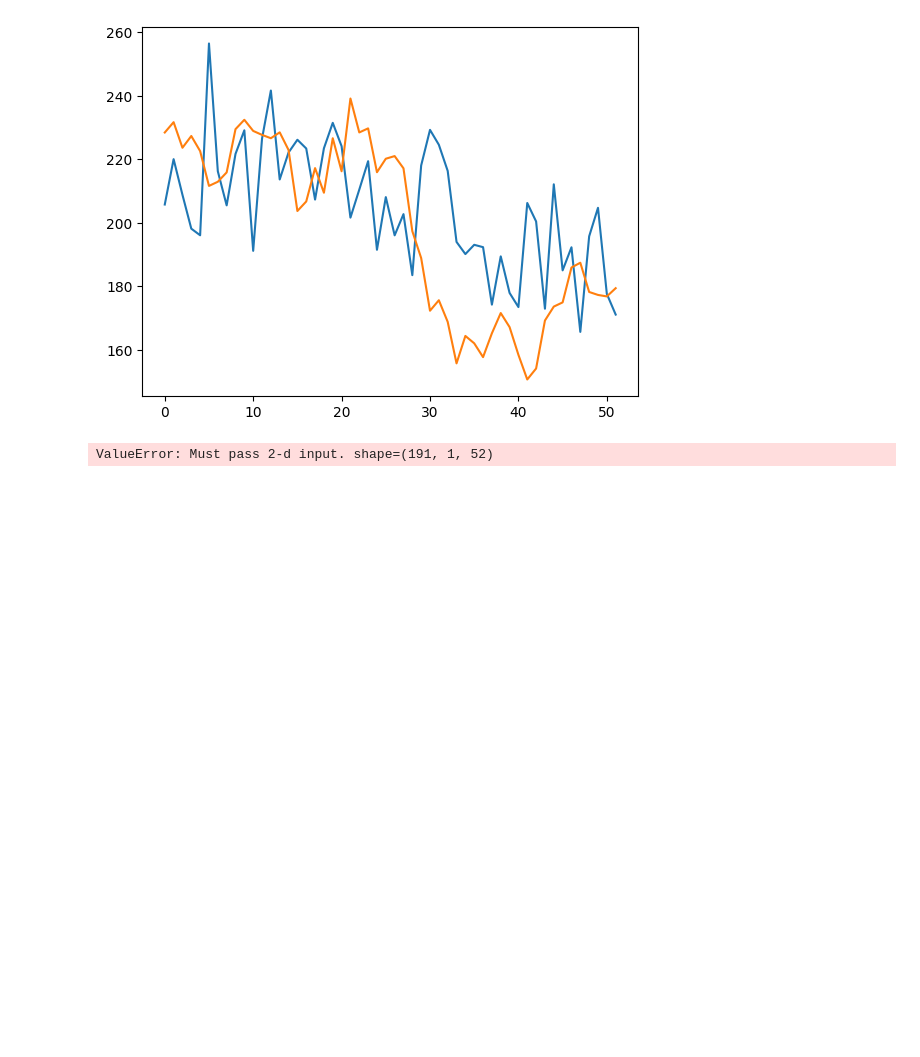
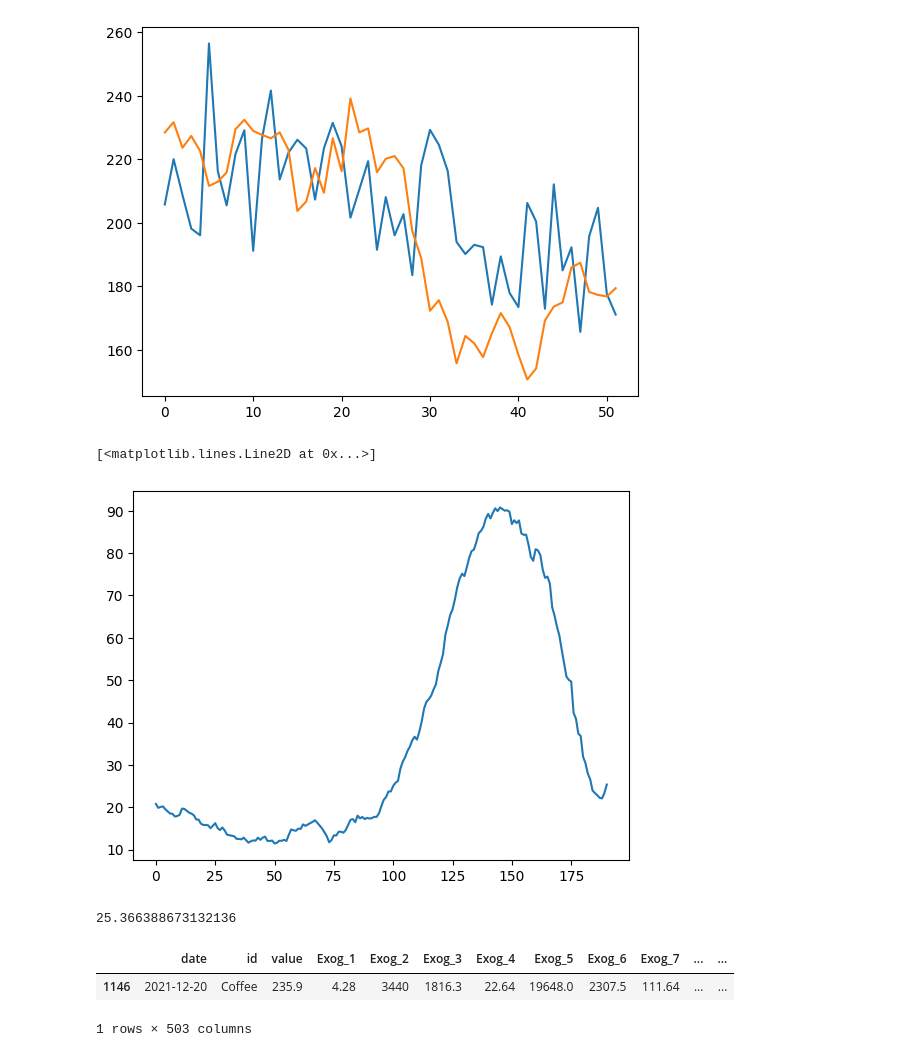
Before and after one commit to FranciscoSotoU/Time-Series-Library, a Jupyter notebook: exploration.ipynb, the cells around one changed output. Drawn from its saved outputs; the diff is of its cells as text; code cells hidden in the pictures; blank space fills up the shorter version.

```diff
--- a/exploration.ipynb
+++ b/exploration.ipynb
@@ -3,5 +3,5 @@ import numpy as np
 import matplotlib.pyplot as plt
 import pandas as pd
 # %%
-home_path_results = "/home/francisco/Documents/Practica/Time-Series-Library-1/results/"
+home_path_results = "/Users/francisco/Documents/GitHub/Time-Series-Library/results/"
 # %%
@@ -36,3 +34,5 @@ results_path = '/home/francisco/Documents/Practica/Time-Series-Library-1/results
+# %%
+results_path = home_path_results +'long_term_forecast_coffee_TimesNet_custom_Coffee_500Exog.csv_bs128_lrtypeC_ftS_sl52_ll26_pl52_dm32_nh8_el3_dl2_df64_fc3_ebfixed_dtTrue_Exp_0/'
 # %%
 pred = np.load(results_path+'/pred.npy')
 true = np.load(results_path+'/true.npy')
@@ -53,5 +58,15 @@ plt.plot(trues[190])
+# %%
+import numpy as np
+MSE = np.mean((preds - trues)**2, axis=1)**(1/2)
+# %%
+plt.plot(MSE)
+# %% [output]
+[<matplotlib.lines.Line2D at 0x...>]
+[figure, added]
+# %%
+mean_squared_error(t,p)**(1/2)
+# %% [output]
+25.366388673132136
 # %%
-true_df = pd.DataFrame(true)
-pred_df = pd.DataFrame(pred)
+true_df = pd.DataFrame(trues)
+pred_df = pd.DataFrame(preds)
-# %% [output]
-ValueError: Must pass 2-d input. shape=(191, 1, 52)
@@ -57,0 +75,6 @@ ValueError: Must pass 2-d input. shape=(191, 1, 52)
+# %%
+coffe_df[coffe_df['date']=='2021-12-20']
+# %% [output]
+|  | date | id | value | Exog_1 | Exog_2 | Exog_3 | Exog_4 | Exog_5 | Exog_6 | Exog_7 | ... | ... |
+| 1146 | 2021-12-20 | Coffee | 235.9 | 4.28 | 3440 | 1816.3 | 22.64 | 19648.0 | 2307.5 | 111.64 | ... | ... |
+1 rows × 503 columns
```
Also changed, not shown: parts of 7 cells of this notebook, 5 other files.
